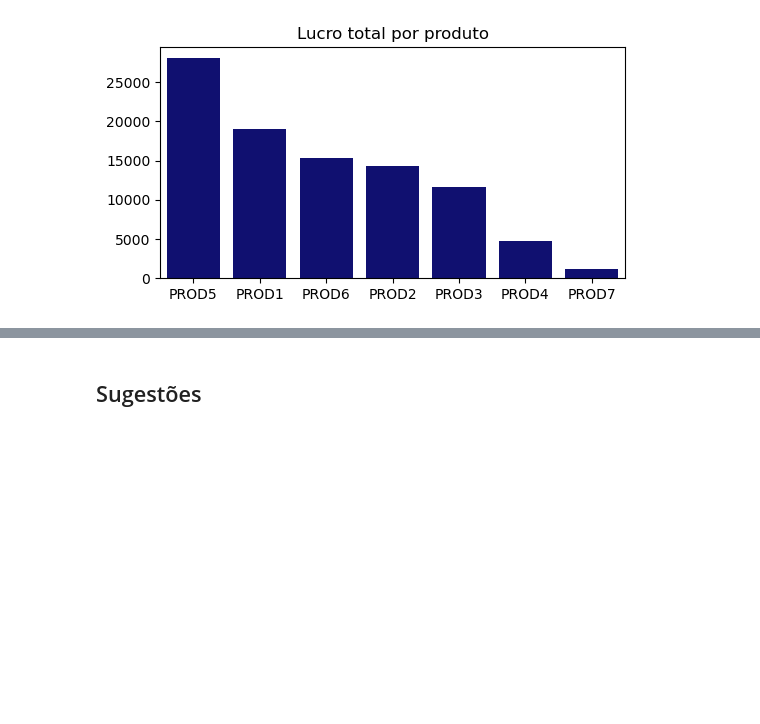
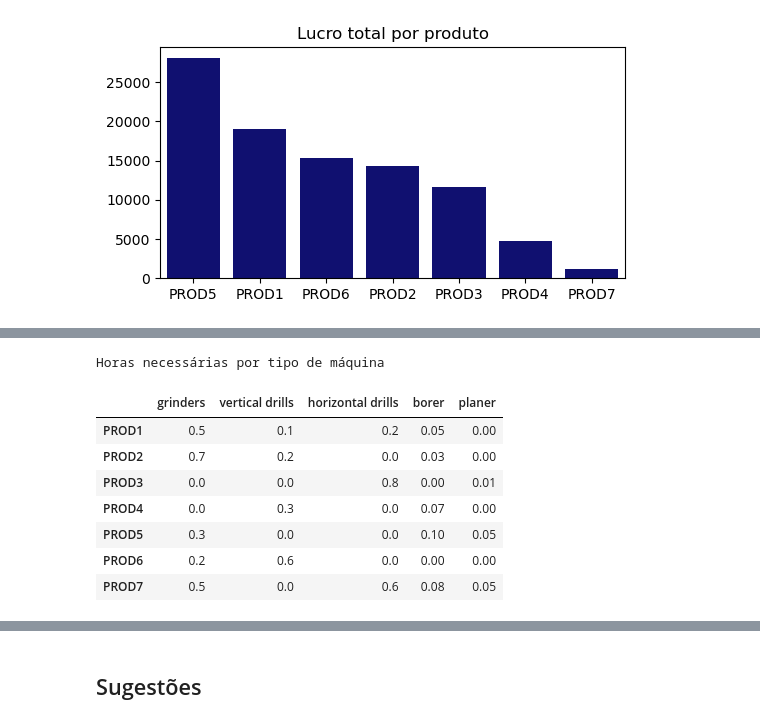
Before and after one commit to gdcs92/optimization-case-studies, a Jupyter notebook: ex_12_3_factory_planning_1/factory_planning_1-analise_posterior.ipynb, the cells around one changed output, grey strips where cells are left out. Drawn from its saved outputs; the diff is of its cells as text; code cells hidden in the pictures; blank space fills up the shorter version.

Commit message:
Modifica factory_planning_1-analise_posterior.ipynb
Acrescenta algumas células explorando a capacidade de produção por mês.

```diff
--- a/ex_12_3_factory_planning_1/factory_planning_1-analise_posterior.ipynb
+++ b/ex_12_3_factory_planning_1/factory_planning_1-analise_posterior.ipynb
@@ -344,0 +347,11 @@ plt.show()
+# %%
+machine_types = [
+    'grinders', 'vertical drills', 'horizontal drills', 'borer', 'planer'
+]
+
+monthly_machine_capacity = pd.DataFrame(
+    data=hours_available, index=machine_types, columns=months, dtype='int'
+)
+print()
+print("Capacidade horária por tipo de máquina por mês")
+display(monthly_machine_capacity)
@@ -344,0 +366,17 @@ plt.show()
+# %%
+production_hours_per_unit = pd.DataFrame(
+    data=production_hours, index=products, columns=machine_types, dtype='float'
+)
+print()
+print("Horas necessárias por tipo de máquina")
+display(production_hours_per_unit)
+# %% [output]
+Horas necessárias por tipo de máquina
+|  | grinders | vertical drills | horizontal drills | borer | planer |
+| PROD1 | 0.5 | 0.1 | 0.2 | 0.05 | 0.00 |
+| PROD2 | 0.7 | 0.2 | 0.0 | 0.03 | 0.00 |
+| PROD3 | 0.0 | 0.0 | 0.8 | 0.00 | 0.01 |
+| PROD4 | 0.0 | 0.3 | 0.0 | 0.07 | 0.00 |
+| PROD5 | 0.3 | 0.0 | 0.0 | 0.10 | 0.05 |
+| PROD6 | 0.2 | 0.6 | 0.0 | 0.00 | 0.00 |
+| PROD7 | 0.5 | 0.0 | 0.6 | 0.08 | 0.05 |
```
Also changed, not shown: parts of 7 cells of this notebook.
